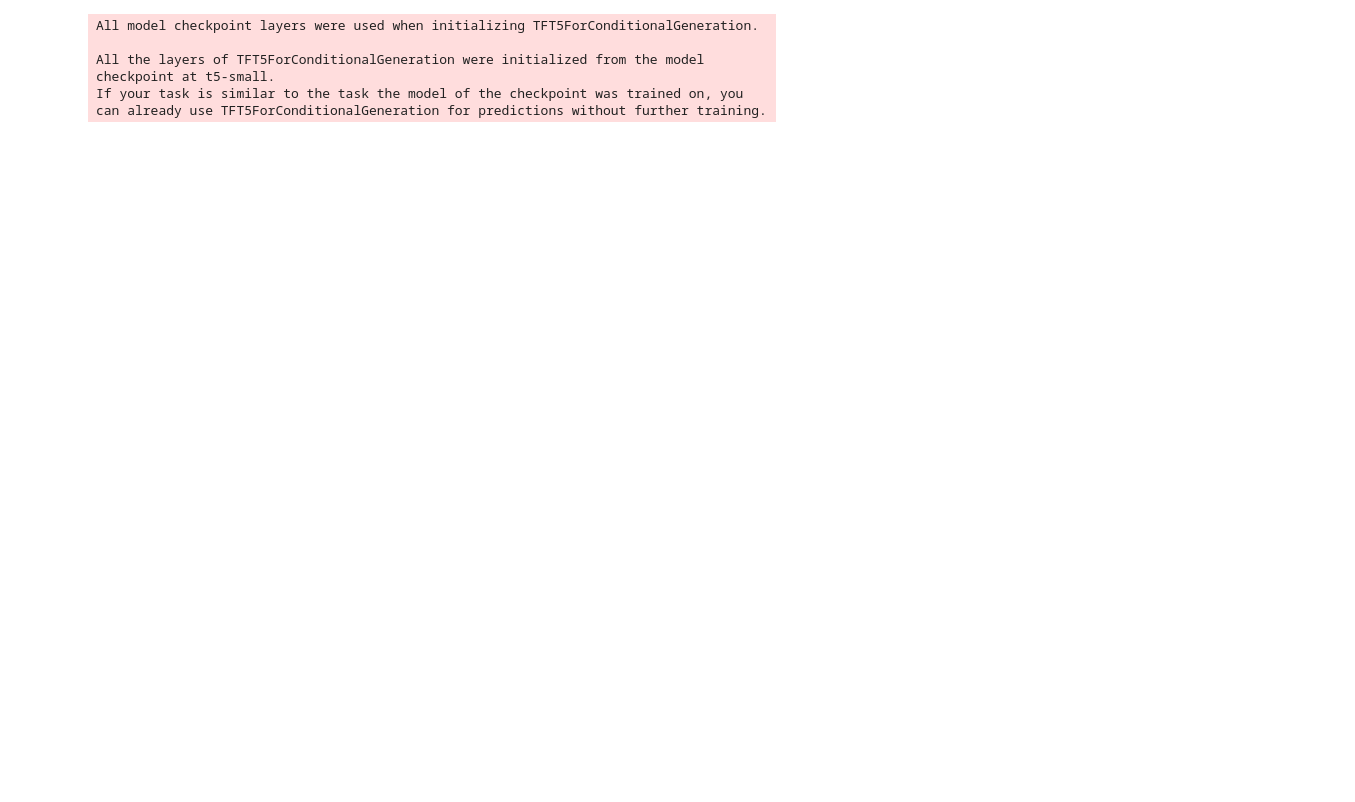
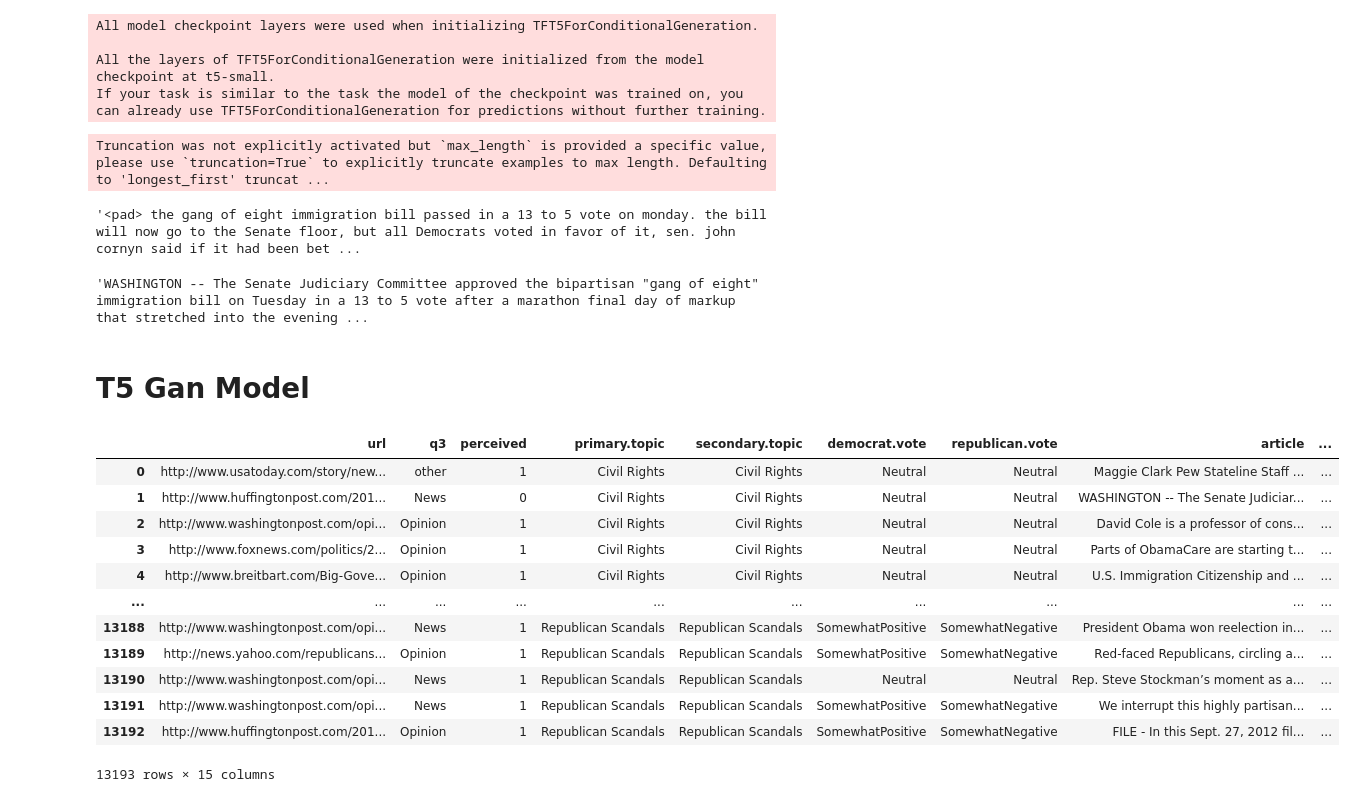
Before and after one commit to AshQTan/T5-GAN, a Jupyter notebook: GAN.ipynb, the cells around one changed output. Drawn from its saved outputs; the diff is of its cells as text; code cells hidden in the pictures; blank space fills up the shorter version.

```diff
--- a/GAN.ipynb
+++ b/GAN.ipynb
@@ -82,3 +102,28 @@ All model checkpoint layers were used when initializing TFT5ForConditionalGenera
 
 All the layers of TFT5ForConditionalGeneration were initialized from the model checkpoint at t5-small.
 If your task is similar to the task the model of the checkpoint was trained on, you can already use TFT5ForConditionalGeneration for predictions without further training.
+# %%
+sample_text = data.article[1]
+encoding = t5_tokenizer.encode("""summarize: """ + sample_text, return_tensors='tf', max_length=1000)
+
+
+outputs = model.generate(encoding,
+                      num_beams=4,
+                      no_repeat_ngram_size=2,
+                      min_length=100,
+                      max_length=1000,
+                      early_stopping=True)
+
+summarization = t5_tokenizer.decode(outputs[0])
+# %% [output]
+Truncation was not explicitly activated but `max_length` is provided a specific value, please use `truncation=True` to explicitly truncate examples to max length. Defaulting to 'longest_first' truncat ...
+# %%
+summarization
+# %% [output]
+'<pad> the gang of eight immigration bill passed in a 13 to 5 vote on monday. the bill will now go to the Senate floor, but all Democrats voted in favor of it, sen. john cornyn said if it had been bet ...
+# %%
+sample_text
+# %% [output]
+'WASHINGTON -- The Senate Judiciary Committee approved the bipartisan "gang of eight" immigration bill on Tuesday in a 13 to 5 vote after a marathon final day of markup that stretched into the evening ...
+# %% [markdown]
+# T5 Gan Model
@@ -84,0 +132,16 @@ If your task is similar to the task the model of the checkpoint was trained on,
+# %%
+data
+# %% [output]
+|  | url | q3 | perceived | primary.topic | secondary.topic | democrat.vote | republican.vote | article | ... |
+| 0 | http://www.usatoday.com/story/new... | other | 1 | Civil Rights | Civil Rights | Neutral | Neutral | Maggie Clark Pew Stateline Staff ... | ... |
+| 1 | http://www.huffingtonpost.com/201... | News | 0 | Civil Rights | Civil Rights | Neutral | Neutral | WASHINGTON -- The Senate Judiciar... | ... |
+| 2 | http://www.washingtonpost.com/opi... | Opinion | 1 | Civil Rights | Civil Rights | Neutral | Neutral | David Cole is a professor of cons... | ... |
+| 3 | http://www.foxnews.com/politics/2... | Opinion | 1 | Civil Rights | Civil Rights | Neutral | Neutral | Parts of ObamaCare are starting t... | ... |
+| 4 | http://www.breitbart.com/Big-Gove... | Opinion | 1 | Civil Rights | Civil Rights | Neutral | Neutral | U.S. Immigration Citizenship and ... | ... |
+| ... | ... | ... | ... | ... | ... | ... | ... | ... | ... |
+| 13188 | http://www.washingtonpost.com/opi... | News | 1 | Republican Scandals | Republican Scandals | SomewhatPositive | SomewhatNegative | President Obama won reelection in... | ... |
+| 13189 | http://news.yahoo.com/republicans... | Opinion | 1 | Republican Scandals | Republican Scandals | SomewhatPositive | SomewhatNegative | Red-faced Republicans, circling a... | ... |
+| 13190 | http://www.washingtonpost.com/opi... | News | 1 | Republican Scandals | Republican Scandals | Neutral | Neutral | Rep. Steve Stockman’s moment as a... | ... |
+| 13191 | http://www.washingtonpost.com/opi... | News | 1 | Republican Scandals | Republican Scandals | SomewhatPositive | SomewhatNegative | We interrupt this highly partisan... | ... |
+| 13192 | http://www.huffingtonpost.com/201... | Opinion | 1 | Republican Scandals | Republican Scandals | SomewhatPositive | SomewhatNegative | FILE - In this Sept. 27, 2012 fil... | ... |
+13193 rows × 15 columns
```
Also changed, not shown: parts of 68 cells of this notebook, 1 other file.
